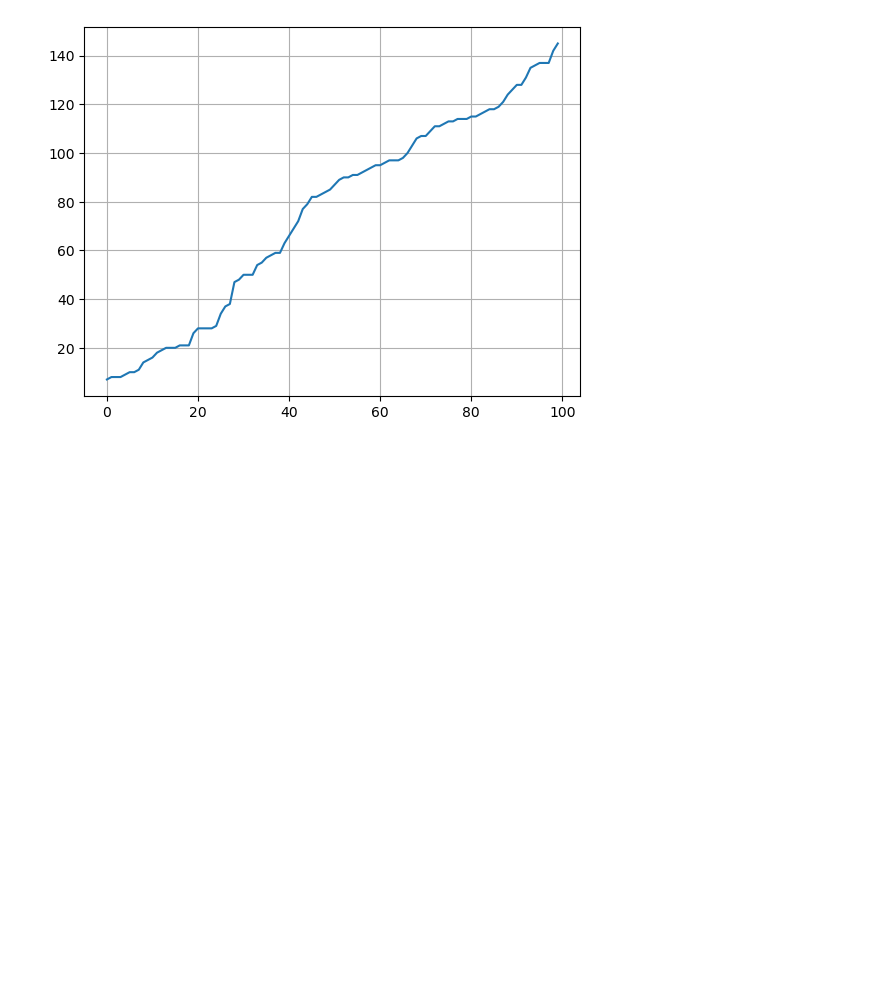
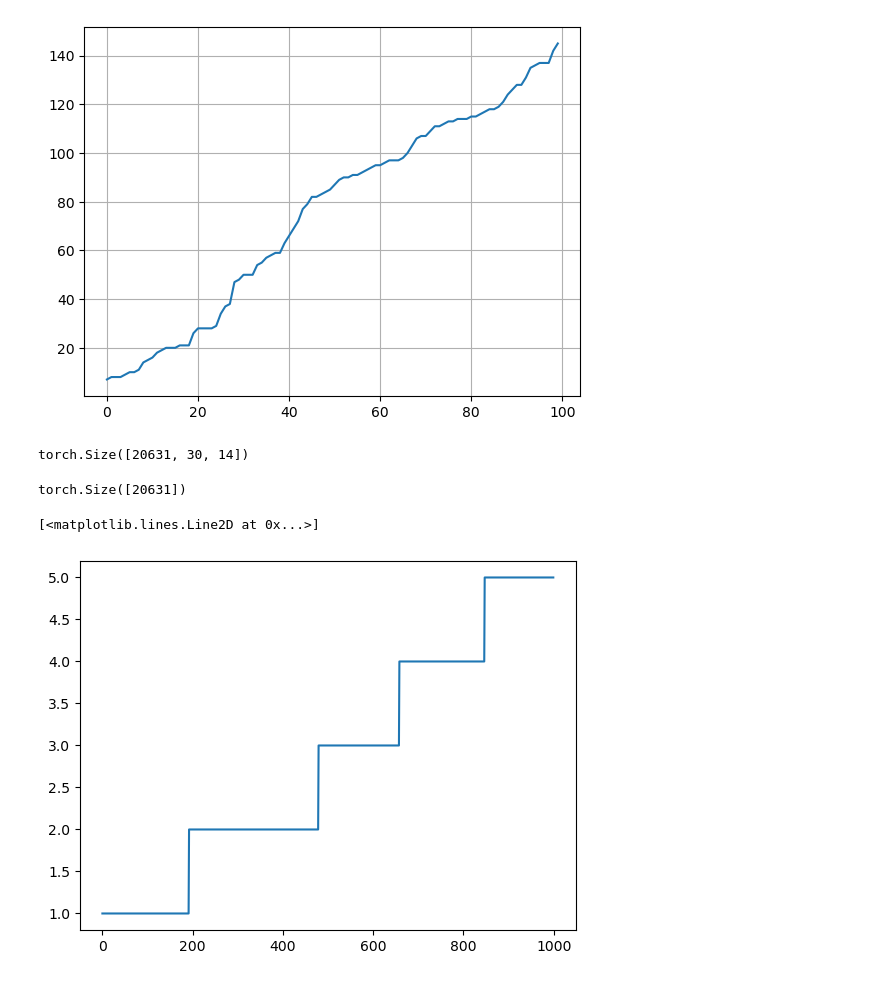
Before and after one commit to RangerCoF/CMPSS_RUL, a Jupyter notebook: main.ipynb, the cells around one changed output. Cells and saved outputs as stored; diff of their text form; code cells hidden in the pictures; blank space fills up the shorter version.

```diff
--- a/main.ipynb
+++ b/main.ipynb
@@ -34,0 +71,13 @@ data_test = scaler.fit_transform(df_test.iloc[:, 5:])
+# %%
+train_X.shape
+# %% [output]
+torch.Size([20631, 30, 14])
+# %%
+train_label.shape
+# %% [output]
+torch.Size([20631])
+# %%
+plt.plot(train_no[:1000])
+# %% [output]
+[<matplotlib.lines.Line2D at 0x...>]
+[figure, added]
```
Also changed, not shown: parts of 8 cells of this notebook, 1 other file.
